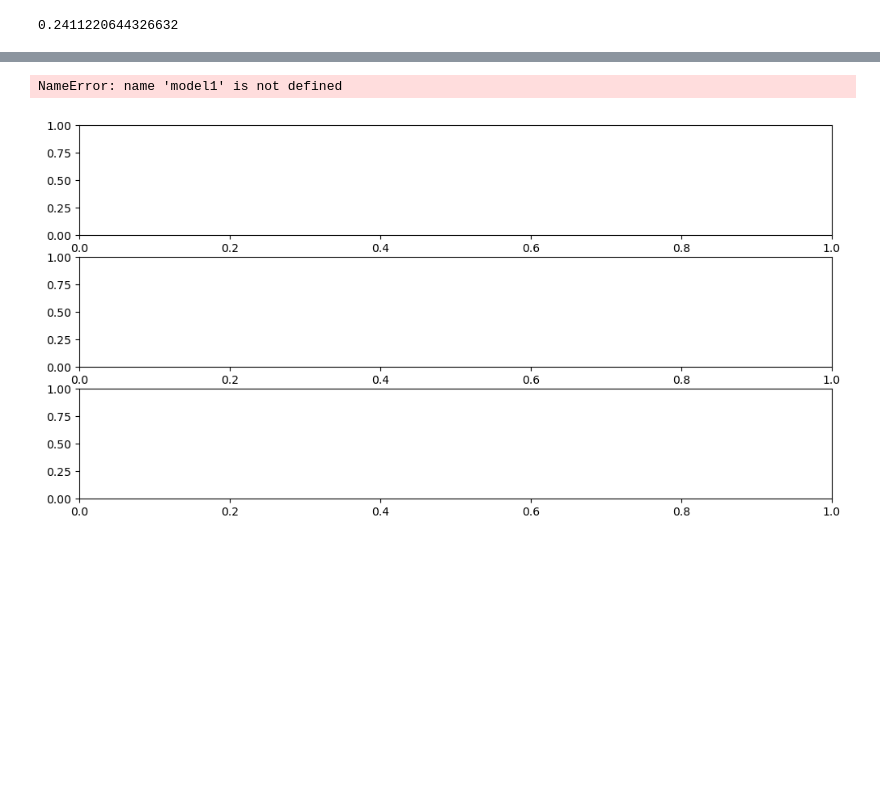
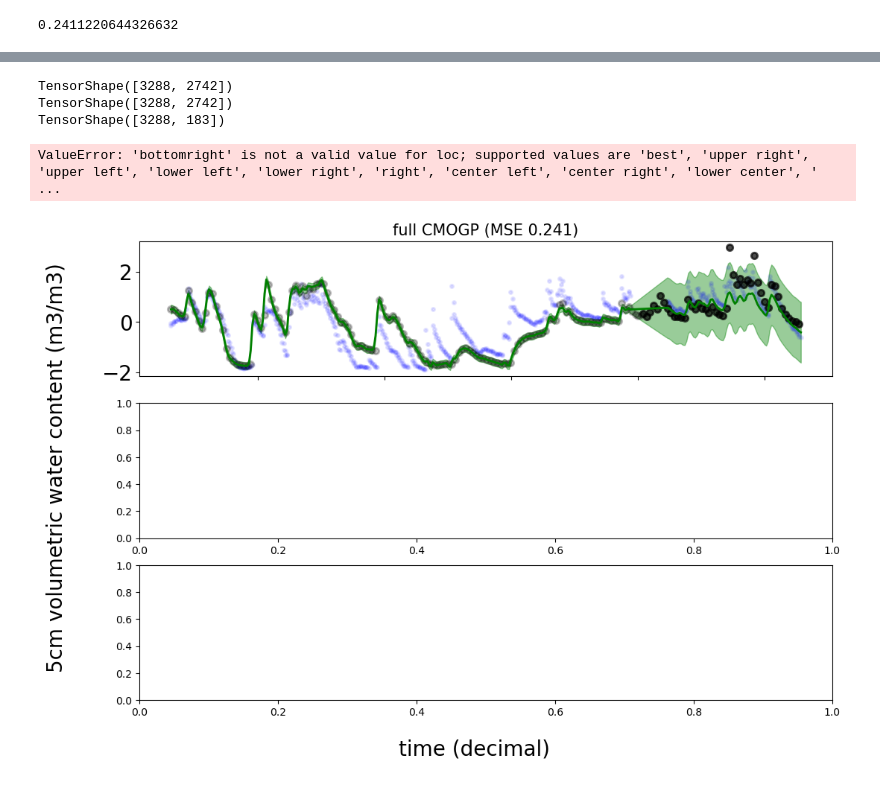
Before and after one commit to JVerbeek/at-gpflow, a Jupyter notebook: experiments/soil-moisture/soil_transfer_learning.ipynb, the cells around one changed output, grey strips where cells are left out. Saved outputs shown, nothing was run; the diff lists cells and outputs as text; code cells hidden in the pictures; blank space fills up the shorter version.

Commit message:
Inducing variables

```diff
--- a/experiments/soil-moisture/soil_transfer_learning.ipynb
+++ b/experiments/soil-moisture/soil_transfer_learning.ipynb
@@ -399,48 +418,54 @@ gpf.utilities.print_summary(model3)
 # %%
 from sklearn.metrics import mean_squared_error
 
-fig, ax = plt.subplots(3, 1, figsize=(12, 6))
+colors = ["green", "darkmagenta", "darkcyan"]
+fig, ax = plt.subplots(3, 1, figsize=(12, 8))
 for i ,(name, m) in enumerate(zip(["full CMOGP", "sparse CMOGP", "sparse VGP"], [model1, model2, model3])):
     Xtst = Xtest.reshape(-1, 1)
     Xall = Ax
     Xplot = np.hstack((Xall, np.zeros_like(Xall)))
     Xplot2 = np.hstack((Xall, np.ones_like(Xall)))
     Xtest_stack = np.hstack((Xtst, np.ones_like(Xtst)))
     fmean, fvar = m.predict_f(Xplot)
     fmean2, fvar2 = m.predict_f(Xplot2)
     fmean_tst, fvar_tst = m.predict_f(Xtest_stack)
-    print(2*np.sqrt(fvar_tst))
-    ax[i].plot(Xall, fmean, color="k", lw =2, label="source predictions" if i ==0 else "__nolegend__")
-    ax[i].plot(Xall, fmean2, color="b", lw=2, label="target predictions" if i == 0 else "__nolegend__")
-    ax[i].plot(Ax, Ay, "kx", markevery=4, alpha=0.5, label="source (25% marked)" if i == 0 else "__nolegend__")
-    ax[i].plot(Bx, By, "bx", markevery=16, alpha=0.5, label="target (25% marked)" if i == 0 else "__nolegend__")
-    ax[i].plot(Xtest, ytest, "rx", markevery=16, alpha=0.5, label="target test (25% marked)" if i == 0 else "__nolegend__")
-    fig.supxlabel("time (decimal)")
-    fig.supylabel("5cm volumetric water content (m3/m3)")
-    ax[i].set_title(name)
+    #ax[i].plot(Xall, fmean, color=colors[i], lw =2, label="source predictions" if i ==0 else "__nolegend__")
+    ax[i].plot(Xall, fmean2, color=colors[i], lw=2, zorder=100, label="target predictions")
+    ax[i].plot(Ax, Ay, "b.", markevery=4, ms=6, mew=2, alpha=0.1, label="source (25% marked)")
+    ax[i].plot(Bx, By, "k.", markevery=4, ms=12, mew=2, alpha=0.25, label="target (25% marked)")
+    ax[i].plot(Xtest, ytest, "k.", markevery=4, ms=12, mew=2, alpha=0.7, label="target test (25% marked)")
+    fig.supxlabel("time (decimal)", fontsize=20)
+    fig.supylabel("5cm volumetric water content (m3/m3)", fontsize=20)
+    ours_mse = mean_squared_error(ytest, fmean_tst)
+    ax[i].set_title(name + f" (MSE {np.round(ours_mse, 3)})", fontsize=15)
+    if i < 2:
+        ax[i].set_xticklabels([])
+    ax[i].tick_params(axis='both', labelsize=20)
     ax[i].fill_between(
         Xall[:, 0],
         (fmean2 - 2 * np.sqrt(fvar2))[:, 0],
         (fmean2 + 2 * np.sqrt(fvar2))[:, 0],
-        color="b",
+        color=colors[i],
         alpha=0.4,
     )
-    ax[i].fill_between(
-        Xall[:, 0],
-        (fmean - 2 * np.sqrt(fvar))[:, 0],
-        (fmean + 2 * np.sqrt(fvar))[:, 0],
-        color="k",
-        alpha=0.4,
-    )
-    fig.legend()
+    # # ax[i].fill_between(
+    # #     Xall[:, 0],
+    # #     (fmean - 2 * np.sqrt(fvar))[:, 0],
+    # #     (fmean + 2 * np.sqrt(fvar))[:, 0],
+    # #     color="k",
+    # #     alpha=0.4,
+    # )
+    ax[i].legend(loc="bottomright")
     if "sparse" in name:
         print(name)
-        print(m.inducing_variable.Z.numpy())
-        ax[i].scatter(m.inducing_variable.Z[:,0], np.ones_like(ivs[:,0])*3, marker="|", c=m.inducing_variable.Z[:,1], zorder=100, s=10, alpha=0.6, label= "inducing points" if i == 1 else "__nolegend__")
+        ax[i].scatter(m.inducing_variable.Z[:,0], np.ones_like(ivs[:,0])*3, marker="|", c=m.inducing_variable.Z[:,1], cmap="BrBG" if i == 2 else "PRGn", zorder=100, s=50, linewidth=3, alpha=0.6, label= "inducing points" if i == 1 else "__nolegend__")
     ax[i].set_xlim(np.min(X[:,0]), np.max(X[:,0]))
+    ax[i].set_ylim(-3.1, 3.1)
     plt.tight_layout()
-    ours_mse = mean_squared_error(ytest, fmean_tst)
-    ours_mse
+    print("MSE is", ours_mse)
 # %% [output]
-NameError: name 'model1' is not defined
+TensorShape([3288, 2742])
+TensorShape([3288, 2742])
+TensorShape([3288, 183])
+ValueError: 'bottomright' is not a valid value for loc; supported values are 'best', 'upper right', 'upper left', 'lower left', 'lower right', 'right', 'center left', 'center right', 'lower center', ' ...
-[figure, old version]
+[figure, new version]
```
Also changed, not shown: parts of 5 cells of this notebook, 1 other file.
